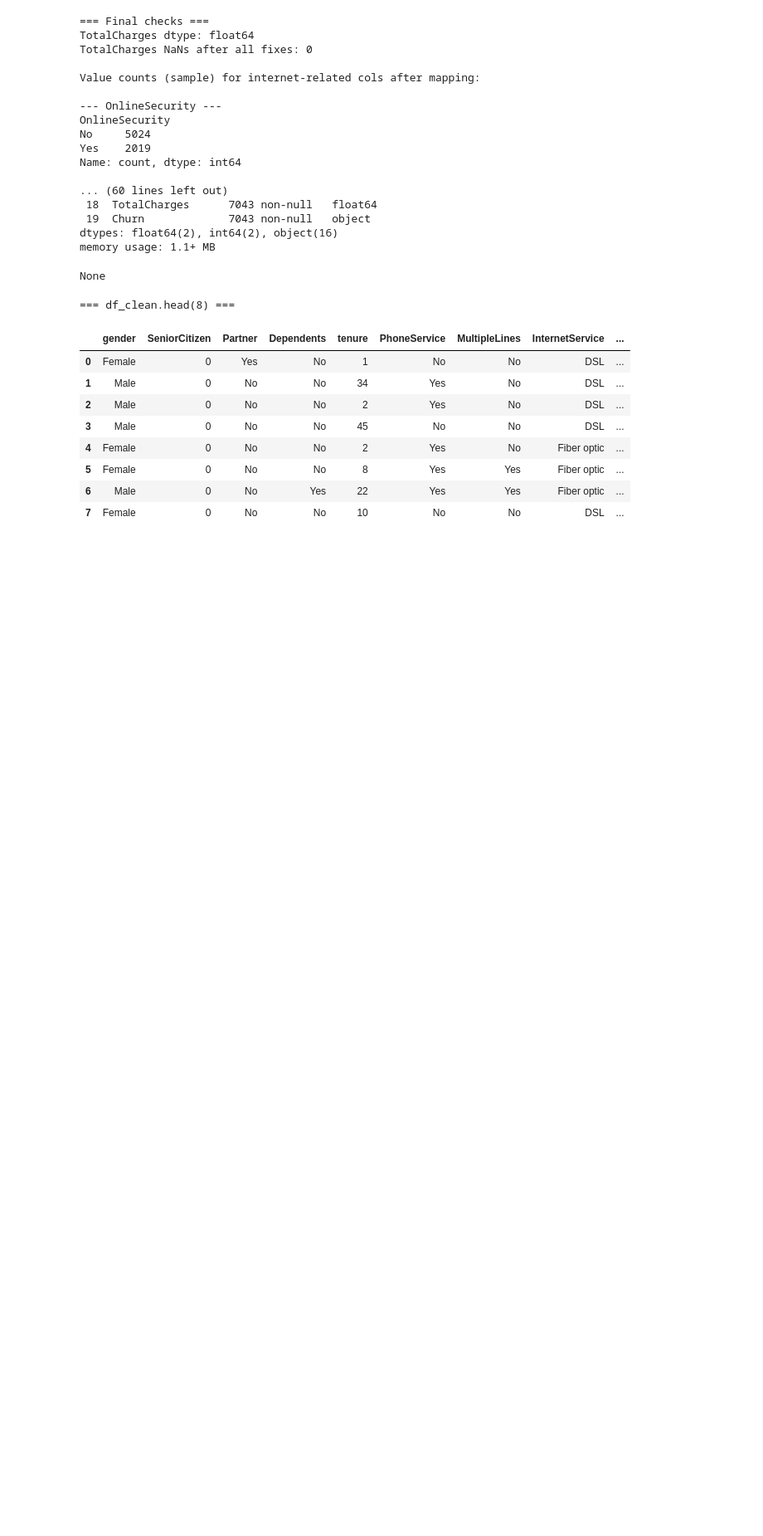
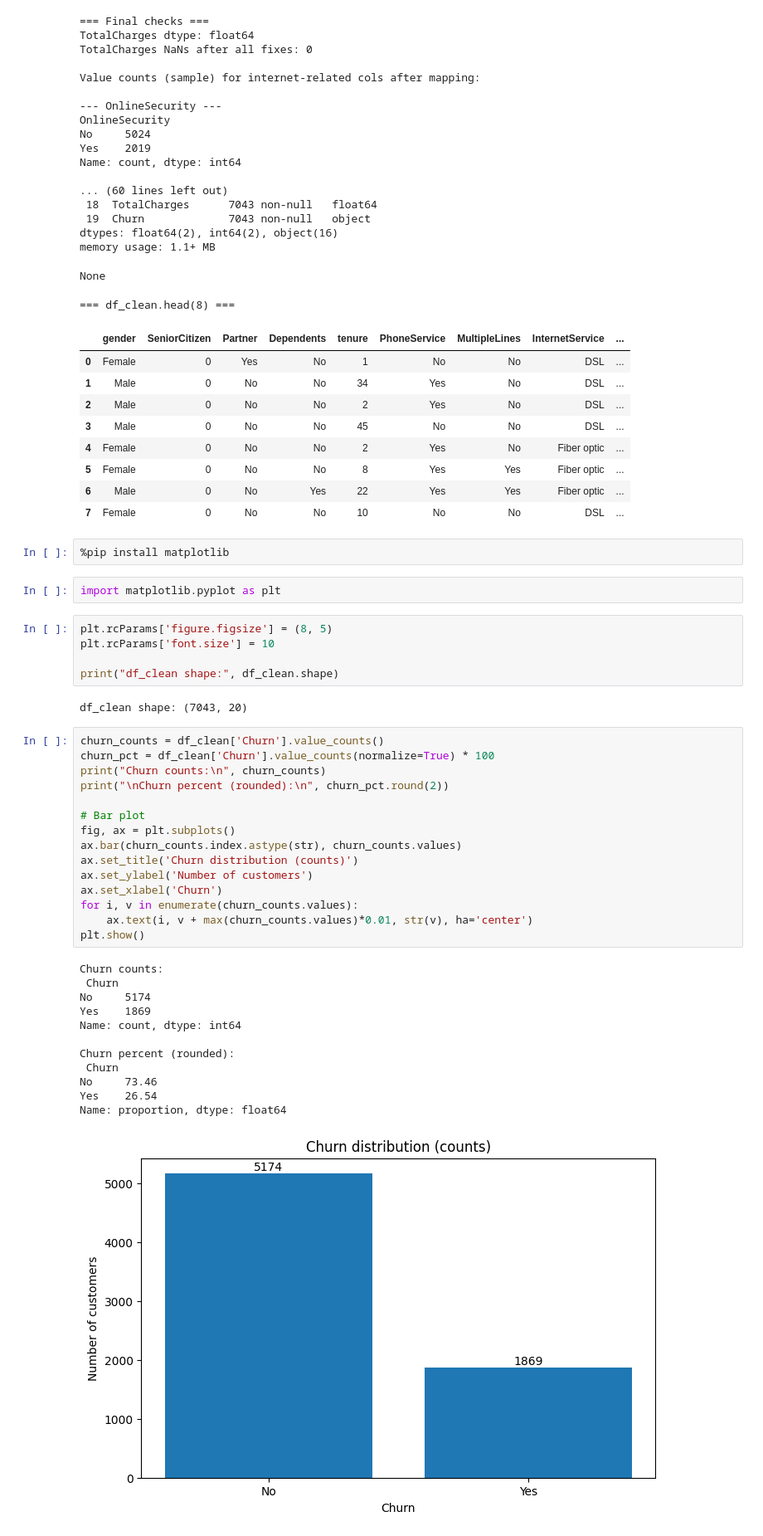
Before and after one commit to yahyaCS/AIP22-featureEngineering, a Jupyter notebook: fe.ipynb, the cells around one changed output. Shown at 83% size. Cells and saved outputs as stored; diff of their text form; blank space fills up the shorter version.

```diff
--- a/fe.ipynb
+++ b/fe.ipynb
@@ -353,3 +353,42 @@ None
 | 5 | Female | 0 | No | No | 8 | Yes | Yes | Fiber optic | ... |
 | 6 | Male | 0 | No | Yes | 22 | Yes | Yes | Fiber optic | ... |
 | 7 | Female | 0 | No | No | 10 | No | No | DSL | ... |
+# %%
+%pip install matplotlib
+# %%
+import matplotlib.pyplot as plt
+# %%
+plt.rcParams['figure.figsize'] = (8, 5)
+plt.rcParams['font.size'] = 10
+
+print("df_clean shape:", df_clean.shape)
+# %% [output]
+df_clean shape: (7043, 20)
+# %%
+churn_counts = df_clean['Churn'].value_counts()
+churn_pct = df_clean['Churn'].value_counts(normalize=True) * 100
+print("Churn counts:\n", churn_counts)
+print("\nChurn percent (rounded):\n", churn_pct.round(2))
+
+# Bar plot
+fig, ax = plt.subplots()
+ax.bar(churn_counts.index.astype(str), churn_counts.values)
+ax.set_title('Churn distribution (counts)')
+ax.set_ylabel('Number of customers')
+ax.set_xlabel('Churn')
+for i, v in enumerate(churn_counts.values):
+    ax.text(i, v + max(churn_counts.values)*0.01, str(v), ha='center')
+plt.show()
+# %% [output]
+Churn counts:
+ Churn
+No     5174
+Yes    1869
+Name: count, dtype: int64
+
+Churn percent (rounded):
+ Churn
+No     73.46
+Yes    26.54
+Name: proportion, dtype: float64
+[figure, added]
```
Also changed, not shown: parts of 4 cells of this notebook.
